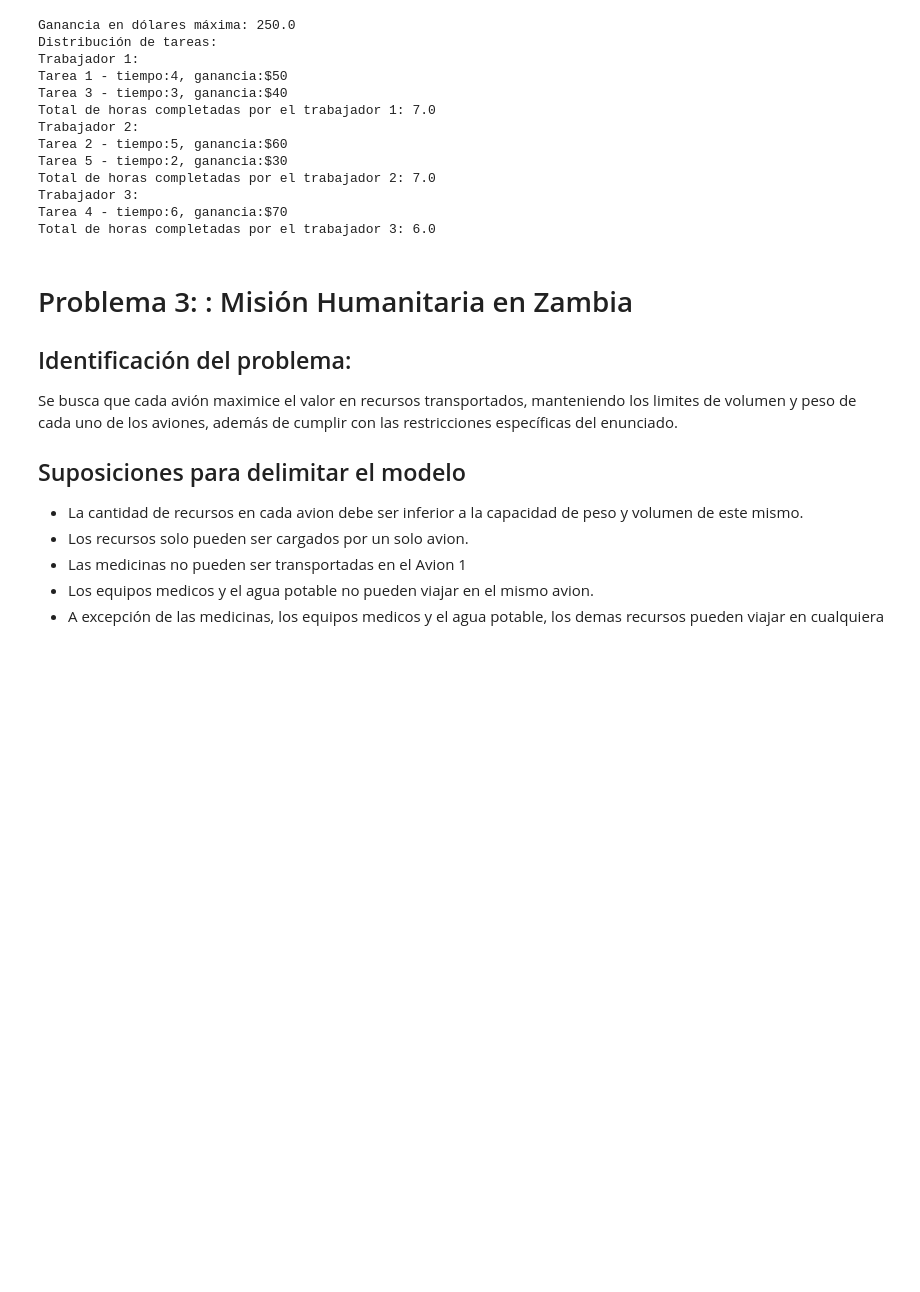
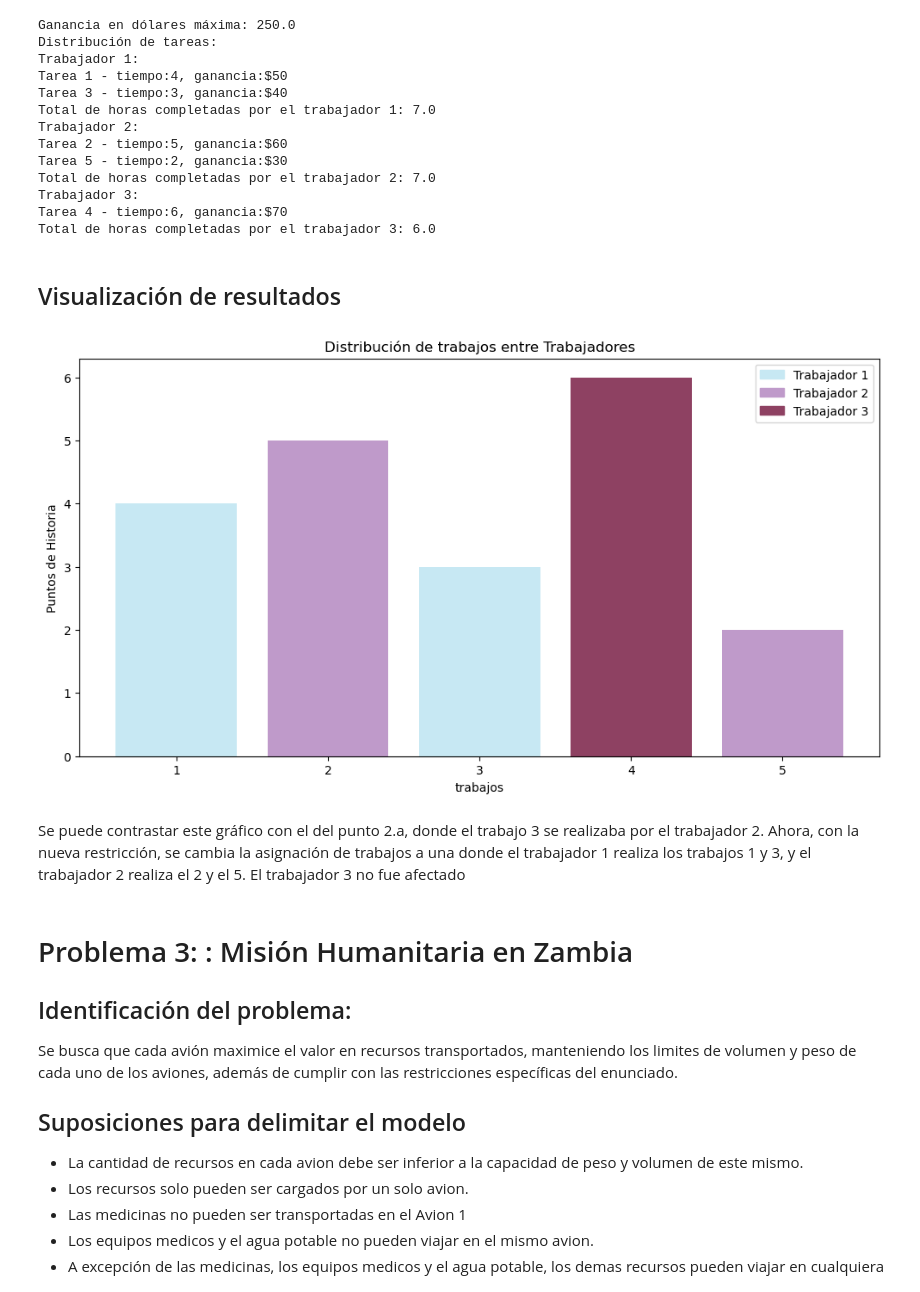
Before and after one commit to Mateo-Lopez83/labs_Mos_MateoLopez_IgnacioChaparro, a Jupyter notebook: Lab1MOS.ipynb, the cells around one changed output. Drawn from its saved outputs; the diff is of its cells as text; code cells hidden in the pictures; blank space fills up the shorter version.

```diff
--- a/Lab1MOS.ipynb
+++ b/Lab1MOS.ipynb
@@ -505,6 +565,50 @@ Total de horas completadas por el trabajador 2: 7.0
 Trabajador 3:
 Tarea 4 - tiempo:6, ganancia:$70
 Total de horas completadas por el trabajador 3: 6.0
+# %% [markdown]
+## Visualización de resultados
+# %%
+
+lista_trabajos = list(modelo2b.T)
+horas_trabajo = [trabajos[i][1] for i in lista_trabajos]
+
+trabajadores = list(modelo2b.O)
+color_map = {
+    trabajadores[0]: "#C7E8F3",
+    trabajadores[1]: "#BF9ACA",
+    trabajadores[2]: "#8E4162",
+}
+task_colors = []
+color_trabajadores = []
+
+for i in lista_trabajos:
+    trabajador_asignado = None
+    for q in trabajadores:
+        if modelo2b.x[i, q].value == 1:
+            trabajador_asignado = q
+            break
+    if trabajador_asignado is not None:
+        task_colors.append(color_map[trabajador_asignado])
+        color_trabajadores.append(trabajador_asignado)
+    else:
+        task_colors.append("#898989")
+        color_trabajadores.append(None)
+
+plt.figure(figsize=(12, 6))
+plt.bar(lista_trabajos, horas_trabajo, color=task_colors)
+
+plt.xlabel("trabajos")
+plt.ylabel("Puntos de Historia")
+plt.title("Distribución de trabajos entre Trabajadores")
+
+legend_patches = [mpatches.Patch(color=color_map[q], label=f"Trabajador {q}") for q in trabajadores]
+plt.legend(handles=legend_patches)
+
+plt.show()
+# %% [output]
+[figure, added]
+# %% [markdown]
+Se puede contrastar este gráfico con el del punto 2.a, donde el trabajo 3 se realizaba por el trabajador 2. Ahora, con la nueva restricción, se cambia la asignación de trabajos a una donde el trabajador 1 realiza los trabajos 1 y 3, y el trabajador 2 realiza el 2 y el 5. El trabajador 3 no fue afectado
 # %% [markdown]
 # Problema 3: : Misión Humanitaria en Zambia
 
```
Also changed, not shown: parts of 8 cells of this notebook.
